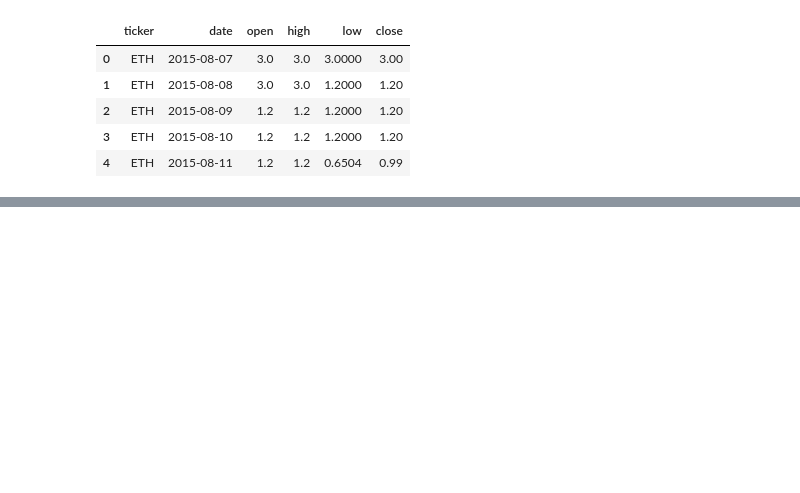
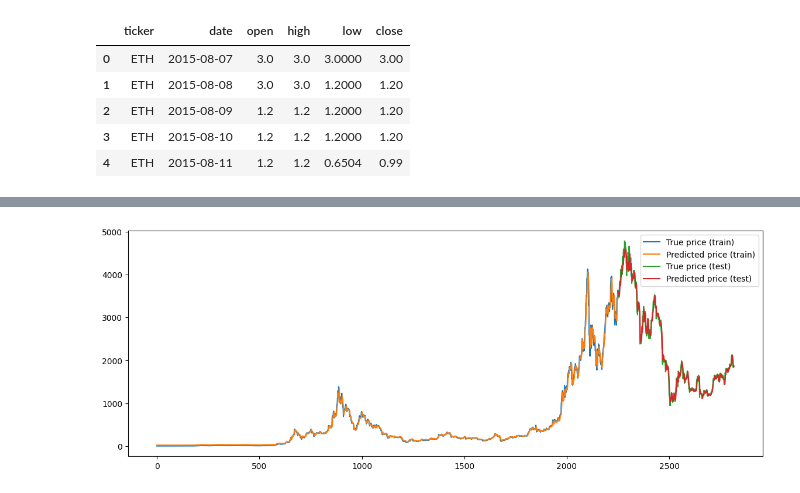
Before and after one commit to valimikayilov/AI_crypto_trader, a Jupyter notebook: Untitled-1.ipynb, the cells around one changed output, grey strips where cells are left out. Saved outputs shown, nothing was run; the diff lists cells and outputs as text; code cells hidden in the pictures; blank space fills up the shorter version.

Commit message:
lstm model set up

```diff
--- a/Untitled-1.ipynb
+++ b/Untitled-1.ipynb
@@ -25,0 +47,5 @@ data.head()
+# %%
+X_train = torch.FloatTensor(X_train).unsqueeze(-1)
+y_train = torch.FloatTensor(y_train).unsqueeze(-1)
+X_test = torch.FloatTensor(X_test).unsqueeze(-1)
+y_test = torch.FloatTensor(y_test).unsqueeze(-1)
@@ -25,0 +74,21 @@ data.head()
+# %%
+# Hyperparameters
+learning_rate = 0.01
+num_epochs = 100
+
+# Loss and optimizer
+criterion = nn.MSELoss()
+optimizer = torch.optim.Adam(model.parameters(), lr=learning_rate)
+
+# Training
+for epoch in range(num_epochs):
+    model.train()
+    output = model(X_train)
+    loss = criterion(output, y_train)
+
+    optimizer.zero_grad()
+    loss.backward()
+    optimizer.step()
+
+    if (epoch+1) % 10 == 0:
+        print(f'Epoch [{epoch+1}/{num_epochs}], Loss: {loss.item():.4f}')
@@ -25,0 +114,20 @@ data.head()
+# %%
+# Inverse transform to obtain the actual prices
+y_train_pred = model(X_train)
+y_train_pred = scaler.inverse_transform(y_train_pred.detach().numpy())
+y_train_actual = scaler.inverse_transform(y_train.detach().numpy())
+
+y_test_pred = model(X_test)
+y_test_pred = scaler.inverse_transform(y_test_pred.detach().numpy())
+y_test_actual = scaler.inverse_transform(y_test.detach().numpy())
+
+# Plot the results
+plt.figure(figsize=(14, 5))
+plt.plot(y_train_actual, label='True price (train)')
+plt.plot(y_train_pred, label='Predicted price (train)')
+plt.plot(range(len(y_train), len(y_train) + len(y_test)), y_test_actual, label='True price (test)')
+plt.plot(range(len(y_train), len(y_train) + len(y_test)), y_test_pred, label='Predicted price (test)')
+plt.legend()
+plt.show()
+# %% [output]
+[figure, added]
```
Also changed, not shown: parts of 8 cells of this notebook.
